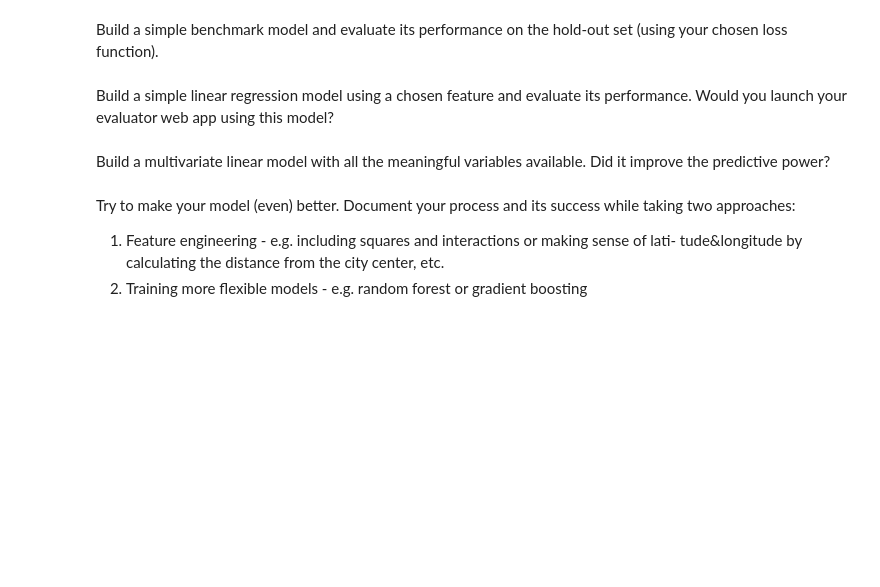
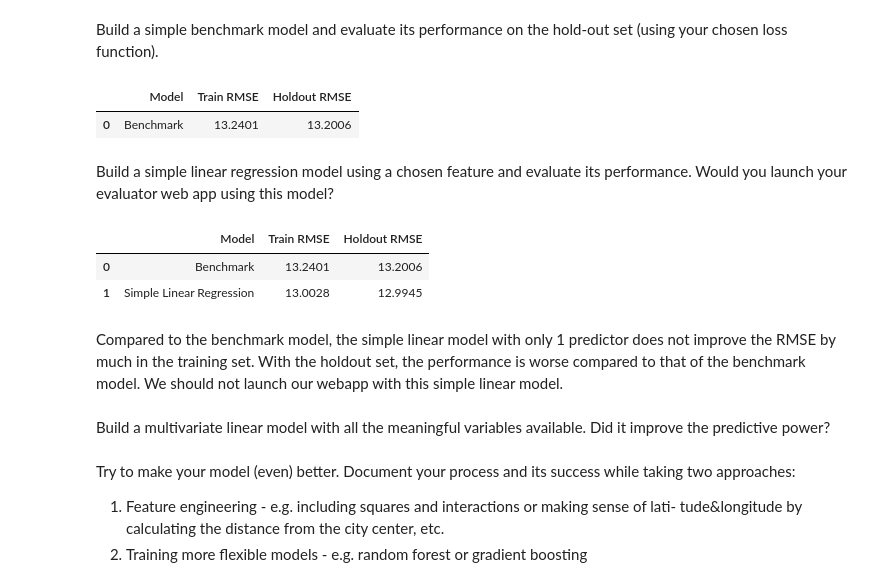
Before and after one commit to viethngn/Data_Science_2_ECBS5233, a Jupyter notebook: assignment1/assignment1_viethngn.ipynb, the cells around one changed output. Cells and saved outputs as stored; diff of their text form; code cells hidden in the pictures; blank space fills up the shorter version.

Commit message:
Add the benchamrk and simple linear model with 1 feature

```diff
--- a/assignment1/assignment1_viethngn.ipynb
+++ b/assignment1/assignment1_viethngn.ipynb
@@ -115,7 +97,41 @@ Think about an appropriate loss function you can use to evaluate your predictive
 # %% [markdown]
 Build a simple benchmark model and evaluate its performance on the hold-out set (using your chosen loss function).
+# %%
+from sklearn.metrics import root_mean_squared_error
+
+# build the benchmark model using just the average as estimations
+y_pred = np.mean(y_train)
+
+summary_df = pd.DataFrame({'Model': ['Benchmark'],
+                              'Train RMSE': ['{:.4f}'.format(root_mean_squared_error(y_train, np.array([y_pred] * len(y_train))))],
+                              'Holdout RMSE': ['{:.4f}'.format(root_mean_squared_error(y_test, np.array([y_pred] * len(y_test))))]
+                              })
+summary_df
+# %% [output]
+|  | Model | Train RMSE | Holdout RMSE |
+| 0 | Benchmark | 13.2401 | 13.2006 |
 # %% [markdown]
 Build a simple linear regression model using a chosen feature and evaluate its performance. Would you launch your evaluator web app using this model?
+# %%
+from sklearn.linear_model import LinearRegression
+
+# simple linear model with 1 feature (distance_to-city_center)
+simple_model = LinearRegression()
+simple_model.fit(X_train[['distance_to_city_center']], y_train)
+
+model_name = 'Simple Linear Regression'
+
+if model_name not in summary_df.Model.values:
+    summary_df.loc[len(summary_df.index)] = [model_name,
+                                             '{:.4f}'.format(root_mean_squared_error(y_train, simple_model.predict(X_train[['distance_to_city_center']]))),
+                                             '{:.4f}'.format(root_mean_squared_error(y_test, simple_model.predict(X_test[['distance_to_city_center']])))]
+summary_df
+# %% [output]
+|  | Model | Train RMSE | Holdout RMSE |
+| 0 | Benchmark | 13.2401 | 13.2006 |
+| 1 | Simple Linear Regression | 13.0028 | 12.9945 |
+# %% [markdown]
+Compared to the benchmark model, the simple linear model with only 1 predictor does not improve the RMSE by much in the training set. With the holdout set, the performance is worse compared to that of the benchmark model. We should not launch our webapp with this simple linear model.
 # %% [markdown]
 Build a multivariate linear model with all the meaningful variables available. Did it improve the predictive power?
 # %% [markdown]
```
Also changed, not shown: parts of 8 cells of this notebook.
